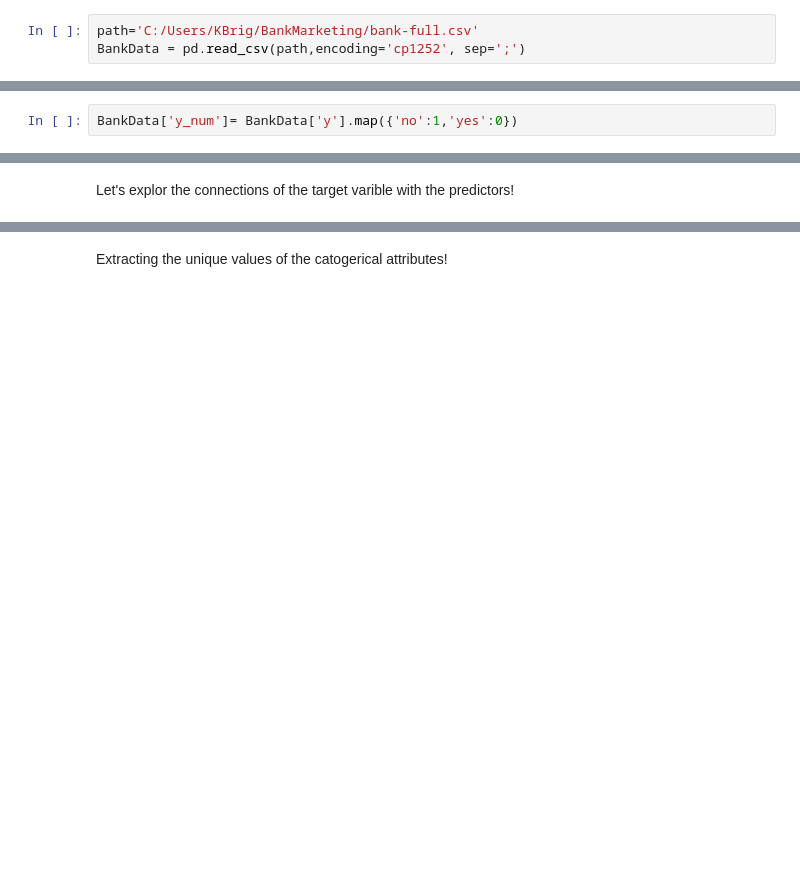
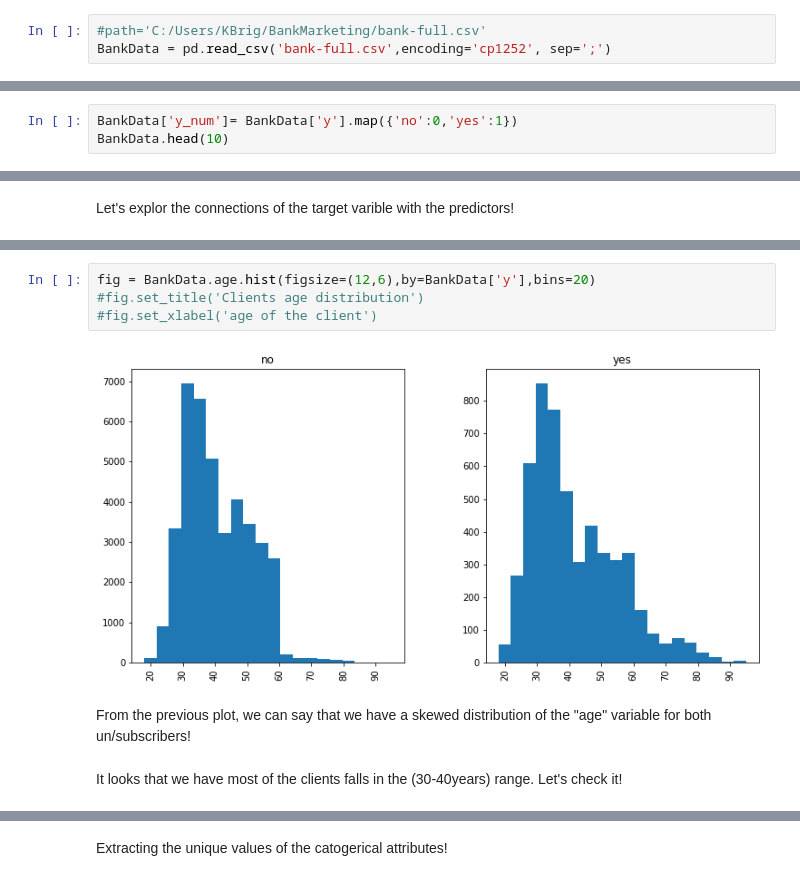
Before and after one commit to Nada-gh/BankMarketing, a Jupyter notebook: DataExploration.ipynb, the cells around one changed output, grey strips where cells are left out. Saved outputs shown, nothing was run; the diff lists cells and outputs as text; blank space fills up the shorter version.

```diff
--- a/DataExploration.ipynb
+++ b/DataExploration.ipynb
@@ -7,8 +11,8 @@ import matplotlib.pyplot as plt
 # %% [markdown]
 # ## Reading Data
 # %%
-path='C:/Users/KBrig/BankMarketing/bank-full.csv'
-BankData = pd.read_csv(path,encoding='cp1252', sep=';')
+#path='C:/Users/KBrig/BankMarketing/bank-full.csv'
+BankData = pd.read_csv('bank-full.csv',encoding='cp1252', sep=';')
 # %% [markdown]
 # ## Exploring Data
 # %%
@@ -98,2 +155,3 @@ It looks like we have much more "no" than "yes" results in imbalanced data!
 # %%
-BankData['y_num']= BankData['y'].map({'no':1,'yes':0})
+BankData['y_num']= BankData['y'].map({'no':0,'yes':1})
+BankData.head(10)
@@ -140,0 +191,10 @@ BankData_catog.head()
+# %%
+fig = BankData.age.hist(figsize=(12,6),by=BankData['y'],bins=20)
+#fig.set_title('Clients age distribution')
+#fig.set_xlabel('age of the client')
+# %% [output]
+[figure, added]
+# %% [markdown]
+From the previous plot, we can say that we have a skewed distribution of the "age" variable for both un/subscribers!
+# %% [markdown]
+It looks that we have most of the clients falls in the (30-40years) range. Let's check it!
```
Also changed, not shown: parts of 136 cells of this notebook.
